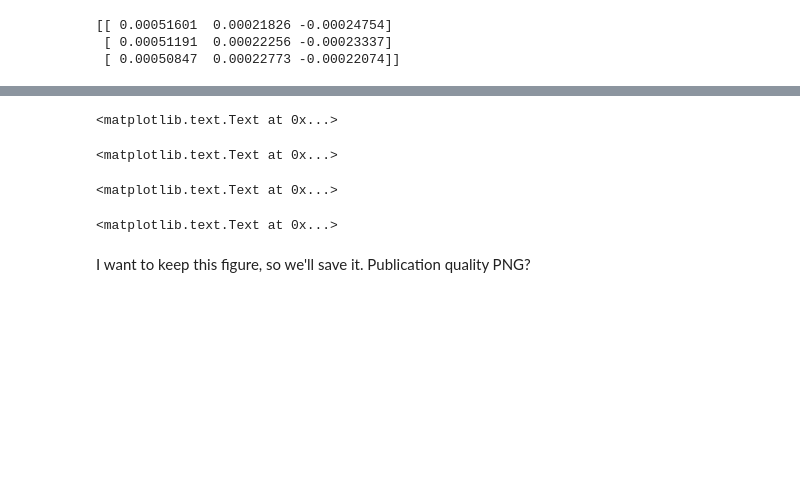
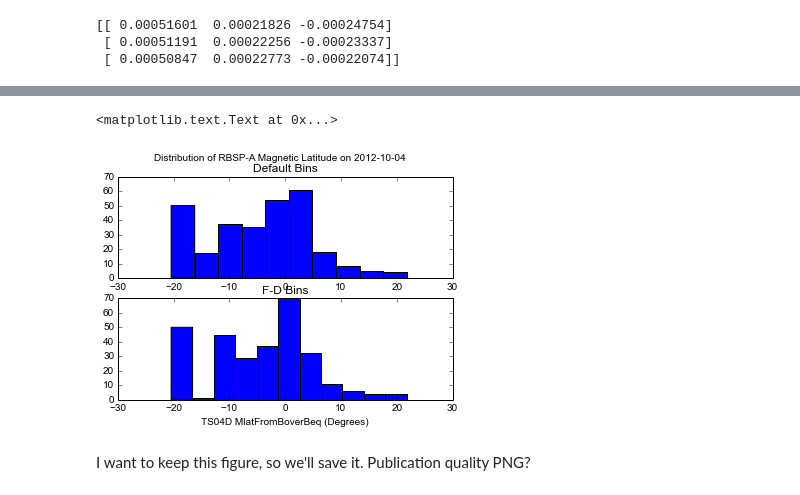
Before and after one commit to drsteve/Notebooks, a Jupyter notebook: SpacePy Tutorial.ipynb, the cells around one changed output, grey strips where cells are left out. Drawn from its saved outputs; the diff is of its cells as text; code cells hidden in the pictures; blank space fills up the shorter version.

```diff
--- a/SpacePy Tutorial.ipynb
+++ b/SpacePy Tutorial.ipynb
@@ -296,19 +260,18 @@ date_str = '{0}'.format((data['DateTime'][0]).date().isoformat())
-# %%
-fig.suptitle('Distribution of RBSP-A Magnetic Latitude on {0}'.format(date_str))
-# %% [output]
-<matplotlib.text.Text at 0x...>
-# %%
-ax.set_title('Default Bins')
-# %% [output]
-<matplotlib.text.Text at 0x...>
-# %%
-ax2.set_title('F-D Bins')
-# %% [output]
-<matplotlib.text.Text at 0x...>
-# %%
-ax2.set_xlabel('{0}'.format(data['MlatFromBoverBeq'].attrs['LABEL']))
-# %% [output]
-<matplotlib.text.Text at 0x...>
+# %%
+fig = plt.figure()
+ax = fig.add_subplot(211)
+ax2 = fig.add_subplot(212)
+ax.hist(data['MlatFromBoverBeq'])
+ax2.hist(data['MlatFromBoverBeq'], bins=nbins)
+#now to pretty the plot up... get it some labels, etc.
+date_str = '{0}'.format((data['DateTime'][0]).date().isoformat())
+fig.suptitle('Distribution of RBSP-A Magnetic Latitude on {0}'.format(date_str))
+ax.set_title('Default Bins')
+ax2.set_title('F-D Bins')
+ax2.set_xlabel('{0}'.format(data['MlatFromBoverBeq'].attrs['LABEL']))
+# %% [output]
+<matplotlib.text.Text at 0x...>
+[figure, added]
 # %% [markdown]
 I want to keep this figure, so we'll save it. Publication quality PNG?
 # %%
```
Also changed, not shown: parts of 56 cells of this notebook.
